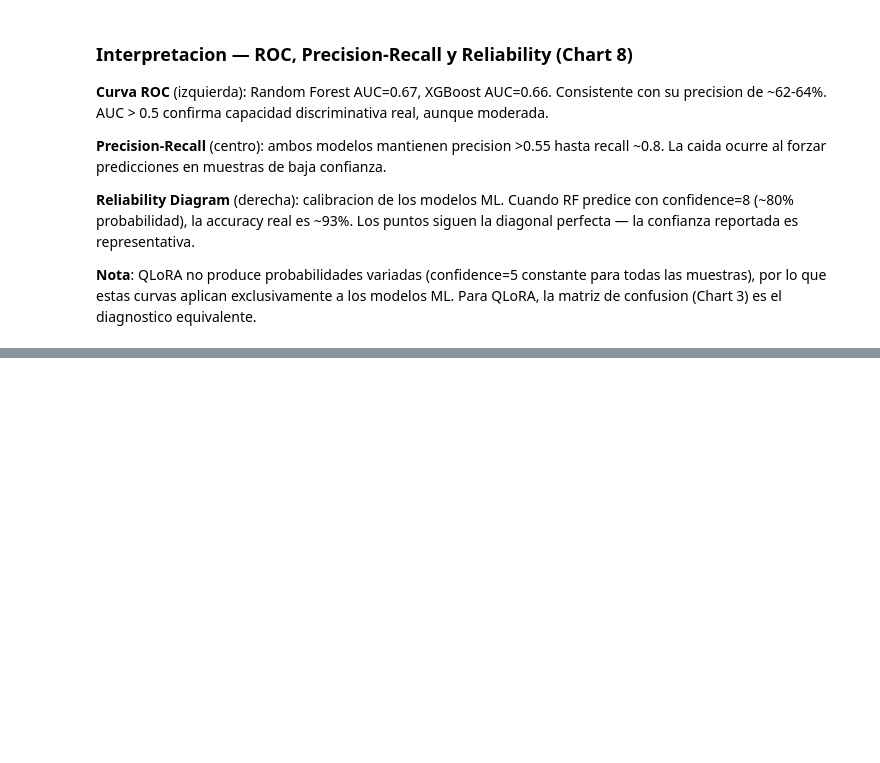
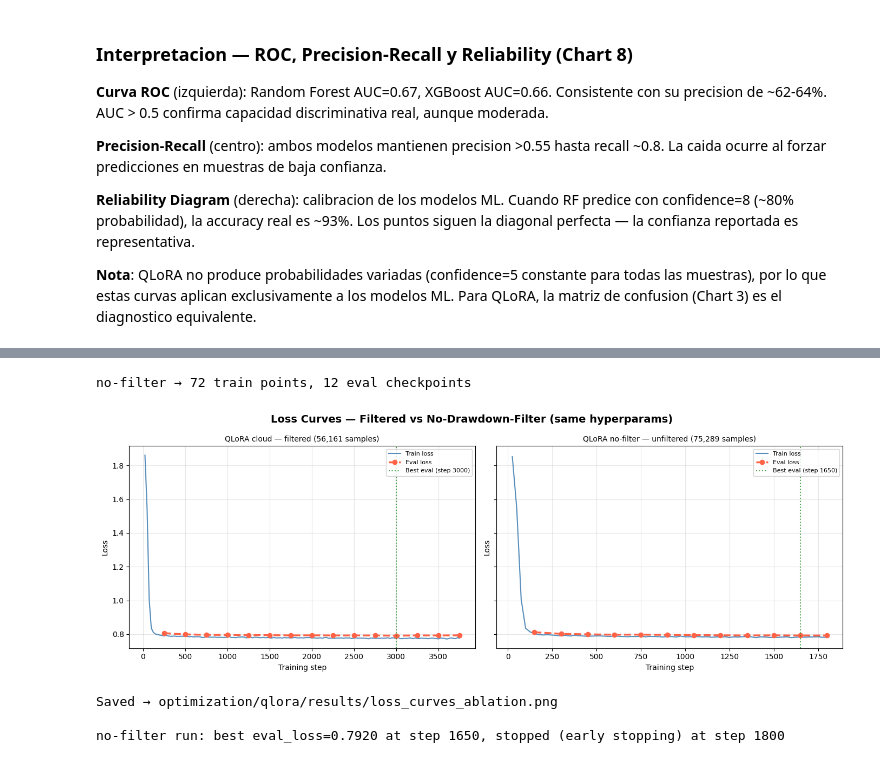
Before and after one commit to alejandrogonzalz/trading_management, a Jupyter notebook: langgraph/optimization-results.ipynb, the cells around one changed output, grey strips where cells are left out. Cells and saved outputs as stored; diff of their text form; code cells hidden in the pictures; blank space fills up the shorter version.

```diff
--- a/langgraph/optimization-results.ipynb
+++ b/langgraph/optimization-results.ipynb
@@ -862,0 +920,57 @@ plt.show()
+# %%
+# Chart 9: loss curves — filtered (cloud) vs no-filter, same hyperparams
+nodd_curve_path = "optimization/qlora/results/qlora_no_drawdown/loss_curve.json"
+
+if Path(nodd_curve_path).exists():
+    lc_nodd_train, lc_nodd_val = parse_loss_curve(nodd_curve_path)
+    print(f"no-filter → {len(lc_nodd_train)} train points, {len(lc_nodd_val)} eval checkpoints")
+
+    fig, axes = plt.subplots(1, 2, figsize=(14, 5), sharey=True)
+    fig.suptitle("Loss Curves — Filtered vs No-Drawdown-Filter (same hyperparams)", fontsize=14, fontweight="bold")
+
+    configs = [
+        ("QLoRA cloud — filtered (56,161 samples)", lc_cloud_train, lc_cloud_val),
+        ("QLoRA no-filter — unfiltered (75,289 samples)", lc_nodd_train, lc_nodd_val),
+    ]
+
+    for col, (label, t_data, v_data) in enumerate(configs):
+        ax = axes[col]
+        t_steps = [p["step"] for p in t_data]
+        t_loss = [p["loss"] for p in t_data]
+        v_steps = [p["step"] for p in v_data]
+        v_loss = [p["loss"] for p in v_data]
+
+        ax.plot(t_steps, t_loss, color="steelblue", linewidth=1.5, label="Train loss", alpha=0.9)
+        ax.plot(v_steps, v_loss, color="tomato", linewidth=2.5, label="Eval loss",
+                linestyle="--", marker="o", markersize=6)
+
+        best_eval_step = v_steps[v_loss.index(min(v_loss))]
+        ax.axvline(best_eval_step, color="green", linestyle=":", linewidth=1.5, alpha=0.7,
+                   label=f"Best eval (step {best_eval_step})")
+
+        ax.set_title(label, fontsize=10)
+        ax.set_xlabel("Training step")
+        ax.set_ylabel("Loss")
+        ax.legend(fontsize=8, loc="upper right")
+        ax.grid(True, alpha=0.3)
+
+    plt.tight_layout()
+    plt.savefig("optimization/qlora/results/loss_curves_ablation.png", dpi=150, bbox_inches="tight")
+    plt.show()
+    print("Saved → optimization/qlora/results/loss_curves_ablation.png")
+
+    nodd_best_step = lc_nodd_val[[p["loss"] for p in lc_nodd_val].index(min(p["loss"] for p in lc_nodd_val))]["step"]
+    nodd_best_loss = min(p["loss"] for p in lc_nodd_val)
+    nodd_last_step = lc_nodd_train[-1]["step"]
+    print(
+        f"\nno-filter run: best eval_loss={nodd_best_loss:.4f} at step {nodd_best_step}, "
+        f"stopped (early stopping) at step {nodd_last_step}"
+    )
+else:
+    print(f"Not found yet: {nodd_curve_path}")
+# %% [output]
+no-filter → 72 train points, 12 eval checkpoints
+[figure, added]
+Saved → optimization/qlora/results/loss_curves_ablation.png
+
+no-filter run: best eval_loss=0.7920 at step 1650, stopped (early stopping) at step 1800
```
Also changed, not shown: parts of 8 cells of this notebook, 20 other files.
